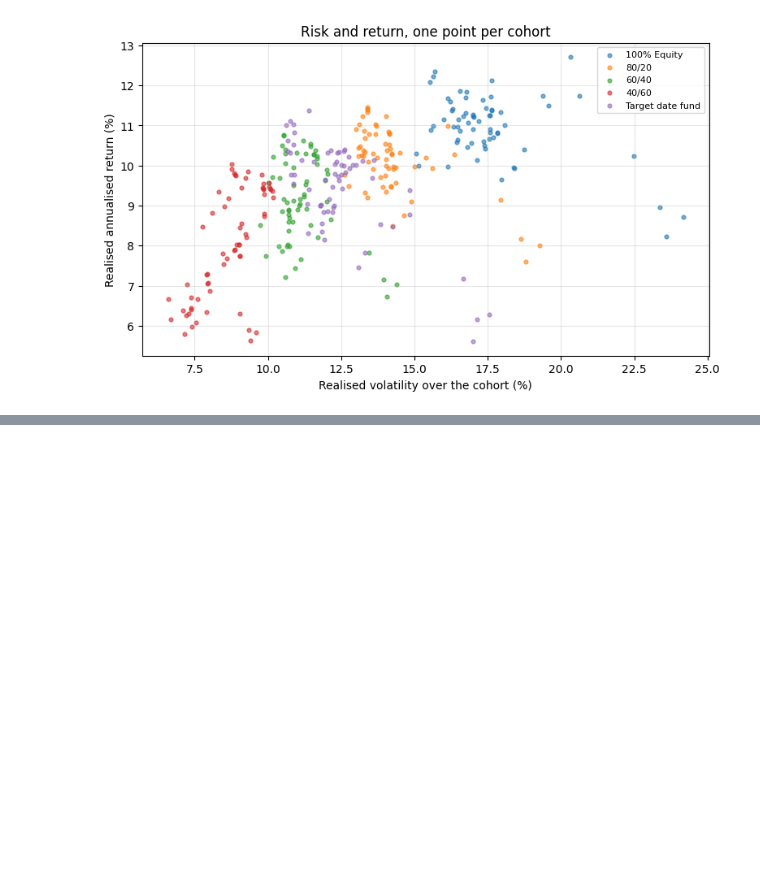
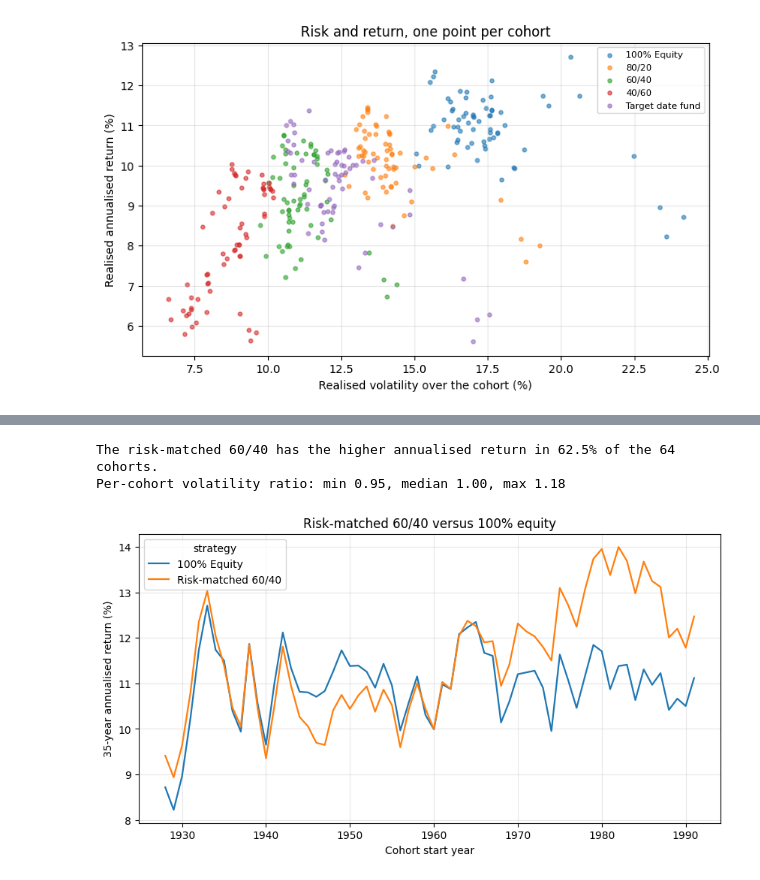
Before and after one commit to Oberdammer/asset_pricing, a Jupyter notebook: Assignment_1.ipynb, the cells around one changed output, grey strips where cells are left out. Cells and saved outputs as stored; diff of their text form; code cells hidden in the pictures; blank space fills up the shorter version.

Commit message:
Working code for risk-matching the portfolios and analysing risk-adjusted performance includingformalising the bullet points for 4.2-4.3

```diff
--- a/Assignment_1.ipynb
+++ b/Assignment_1.ipynb
@@ -226,3 +208,21 @@ SB_invSigma = np.linalg.inv(SB_Sigma)
+# %%
+import numpy as np
+import matplotlib.pyplot as plt
+
+# Setup
+# Basic inputs for bonds and stocks
+
+# Mean
+SB_mean = np.array([[0.1], [0.05]])
+
+# Variance-Covariance Matrix
+SB_Sigma = np.array([[0.2**2, 0.0002], [0.0002, 0.08**2]])
+
+# Vector of ones
+ones2 = np.ones((2, 1))
+
+# Inverse of the variance-covariance matrix
+SB_invSigma = np.linalg.inv(SB_Sigma)
 # %%
 # Define vectors for weights: Stock = (0,1)^t and Bond = (1,0)^t
 E_w = np.array([[1], [0]])  # Bond
@@ -1167 +963,25 @@ plt.show()
+# %%
+# How often the risk-matched portfolio delivered the higher annualised return,
+# and how closely the full-sample leverage matched risk within individual cohorts
+cagr_comparison = rm_res.pivot(index="cohort_start", columns="strategy", values="cagr")
+vol_comparison  = rm_res.pivot(index="cohort_start", columns="strategy", values="vol")
+
+win = (cagr_comparison["Risk-matched 60/40"] > cagr_comparison["100% Equity"]).mean()
+ratio = vol_comparison["Risk-matched 60/40"] / vol_comparison["100% Equity"]
+
+print(f"The risk-matched 60/40 has the higher annualised return in {win:.1%} "
+      f"of the {len(cagr_comparison)} cohorts.")
+print(f"Per-cohort volatility ratio: min {ratio.min():.2f}, "
+      f"median {ratio.median():.2f}, max {ratio.max():.2f}")
+
+ax = (100 * cagr_comparison).plot(figsize=(10, 5), linewidth=1.6)
+ax.set_title("Risk-matched 60/40 versus 100% equity")
+ax.set_xlabel("Cohort start year")
+ax.set_ylabel(f"{HORIZON}-year annualised return (%)")
+ax.grid(True, alpha=0.3)
+plt.show()
+# %% [output]
+The risk-matched 60/40 has the higher annualised return in 62.5% of the 64 cohorts.
+Per-cohort volatility ratio: min 0.95, median 1.00, max 1.18
+[figure, added]
 # %% [markdown]
```
Also changed, not shown: parts of 18 cells of this notebook, 1 other file.
